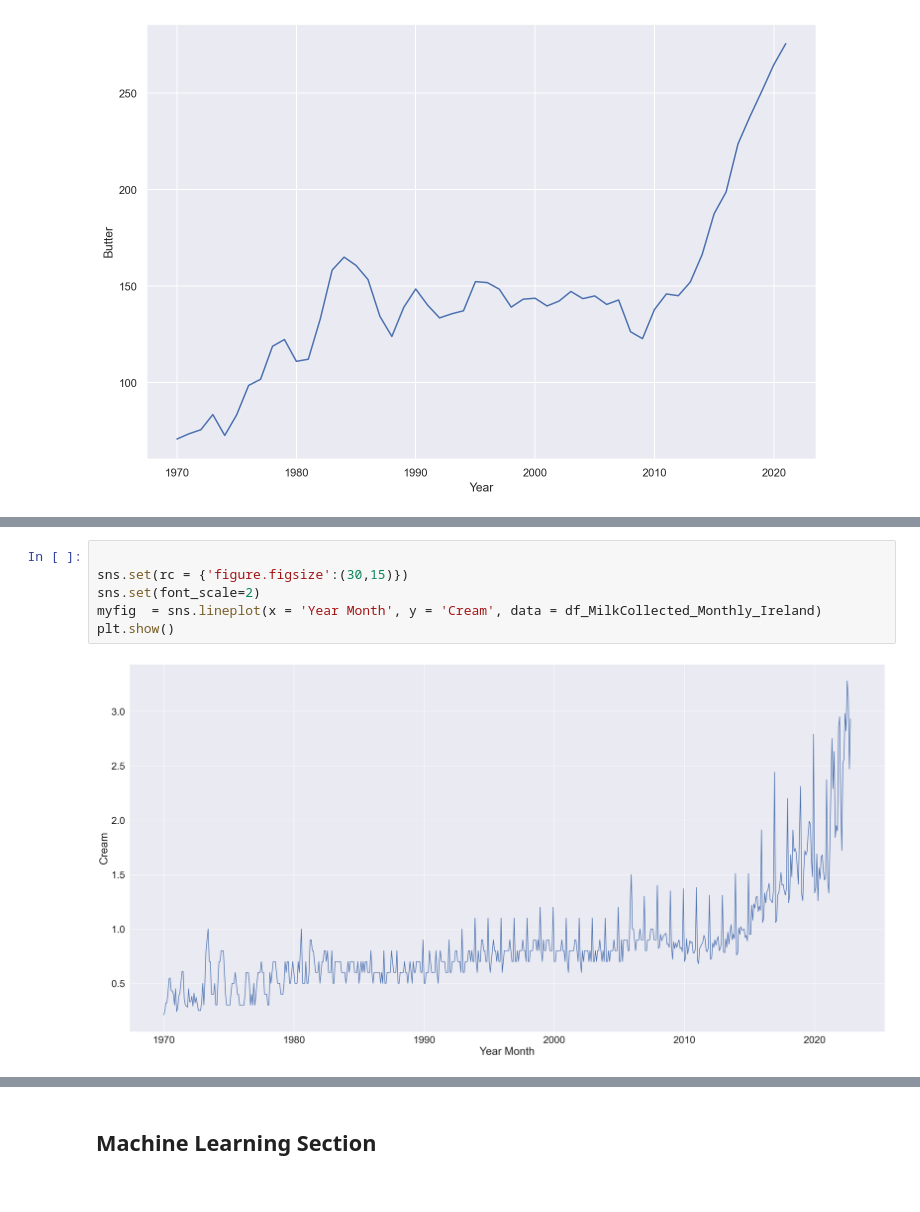
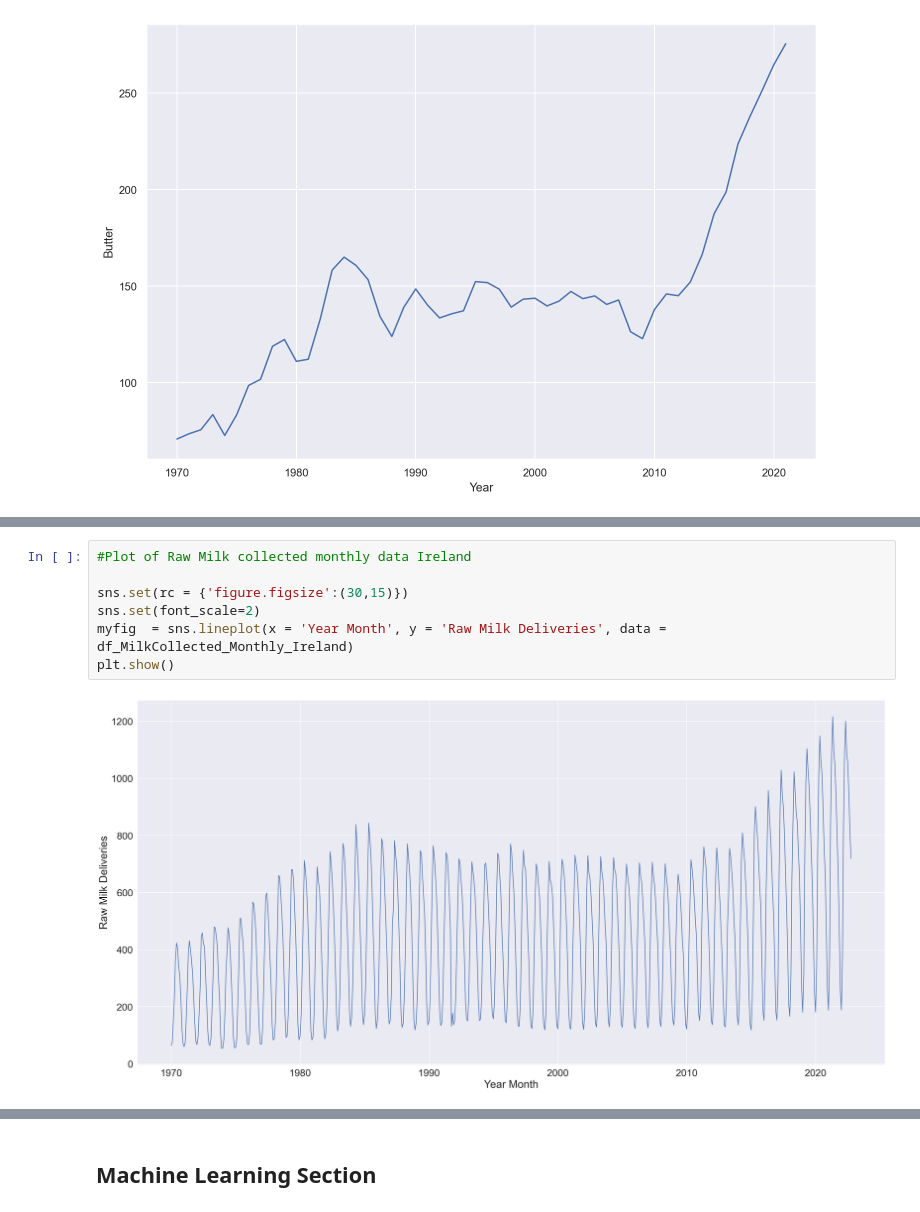
Before and after one commit to AntonyWalsh/CA2-DS, a Jupyter notebook: CA2.ipynb, the cells around one changed output, grey strips where cells are left out. Cells and saved outputs as stored; diff of their text form.

```diff
--- a/CA2.ipynb
+++ b/CA2.ipynb
@@ -389,8 +435,9 @@ ax.set( xlabel = "Year", ylabel = "Thousand Tons")
 # %%
+#Plot of Raw Milk collected monthly data Ireland
 
 sns.set(rc = {'figure.figsize':(30,15)})
 sns.set(font_scale=2)
-myfig  = sns.lineplot(x = 'Year Month', y = 'Cream', data = df_MilkCollected_Monthly_Ireland)
+myfig  = sns.lineplot(x = 'Year Month', y = 'Raw Milk Deliveries', data = df_MilkCollected_Monthly_Ireland)
 plt.show()
 # %% [output]
-[figure, old version]
+[figure, new version]
```
Also changed, not shown: parts of 41 cells of this notebook.
